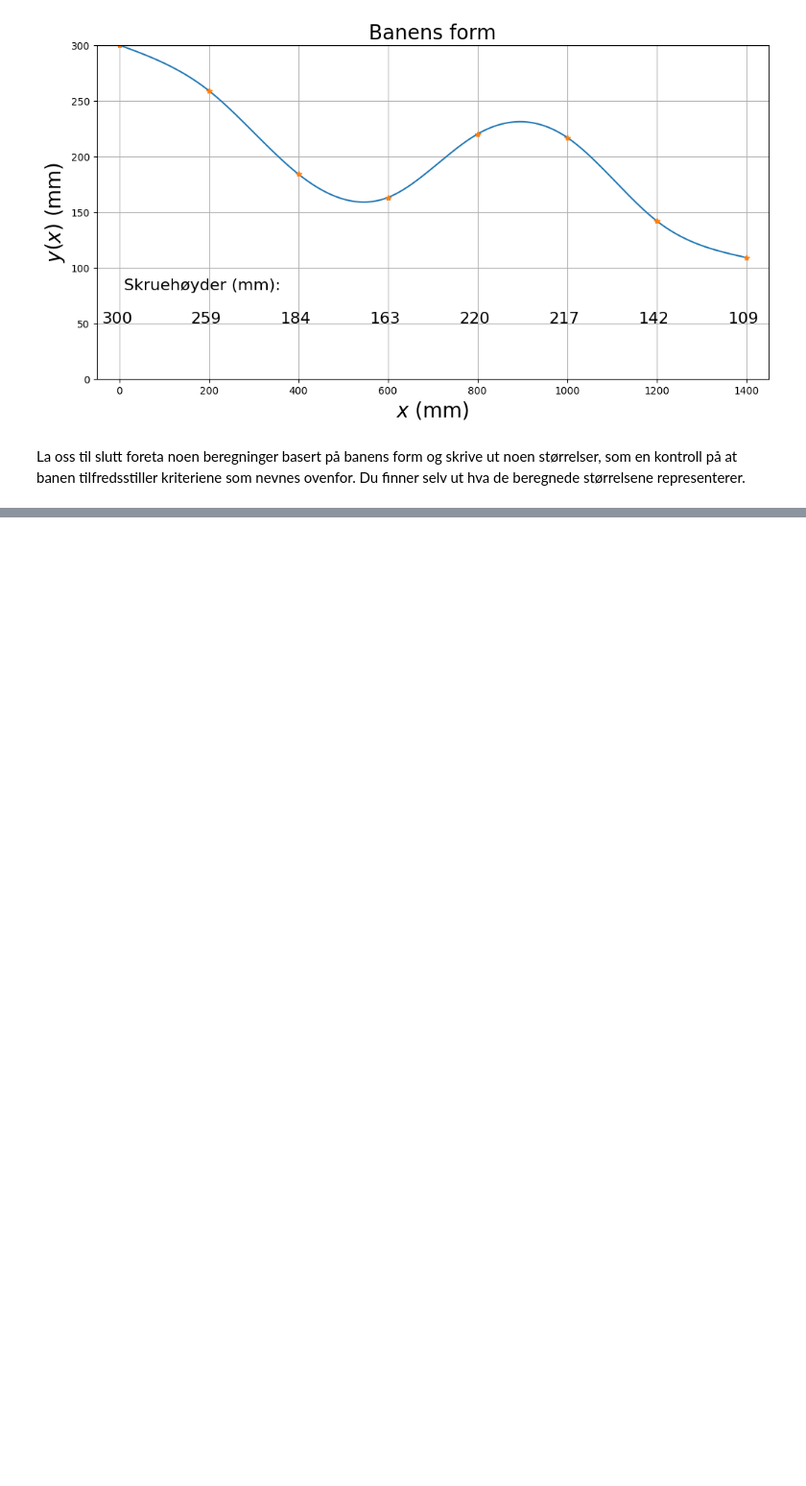
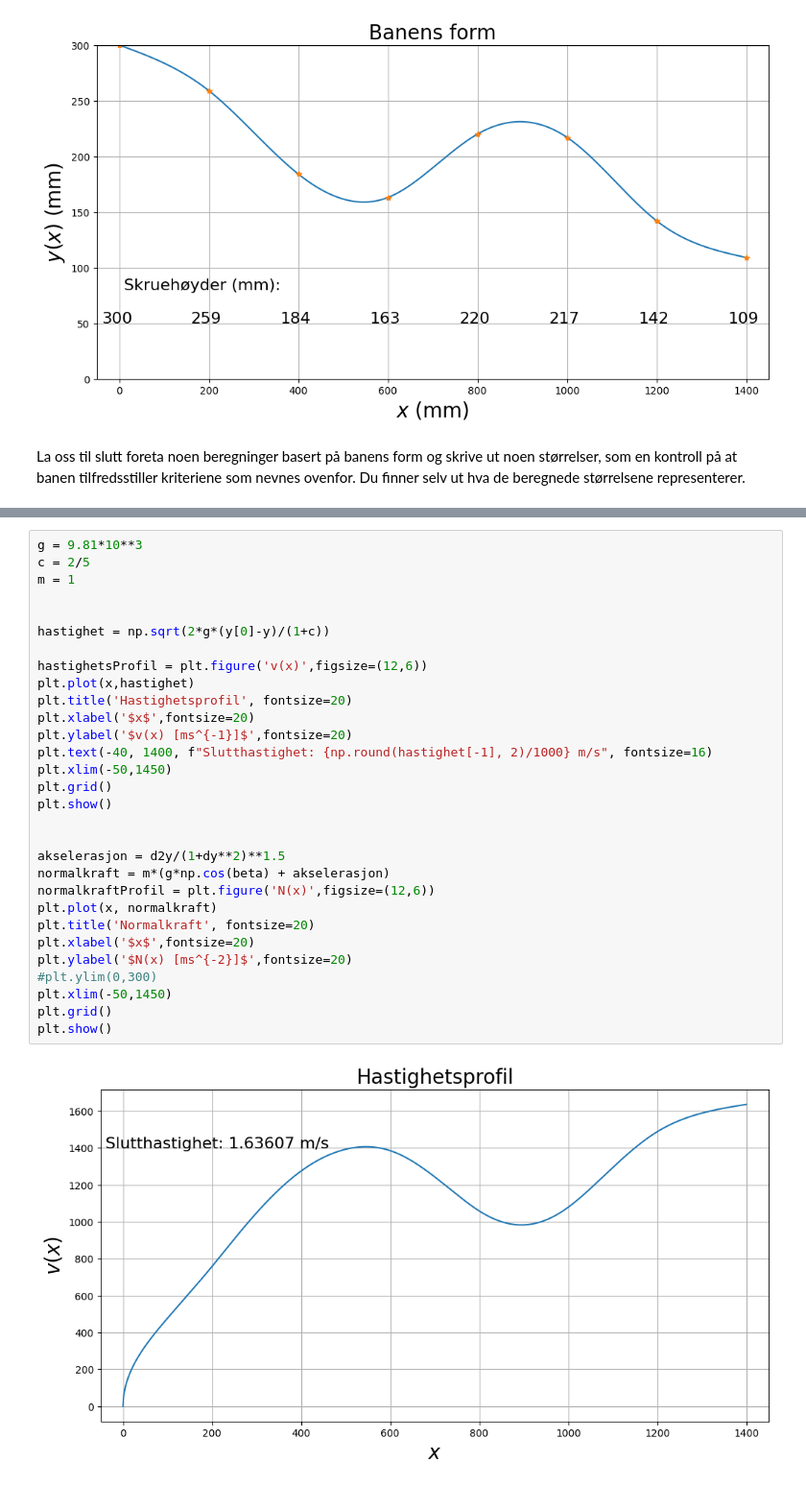
Before and after one commit to Lorangs/FysikkLab, a Jupyter notebook: baneform_V23.ipynb, the cells around one changed output, grey strips where cells are left out. Shown: that part at 96% size. Cells and saved outputs as stored; diff of their text form; blank space fills up the shorter version.

Commit message:
La til hastighet og normalkraft

```diff
--- a/baneform_V23.ipynb
+++ b/baneform_V23.ipynb
@@ -127,0 +128,32 @@ Festepunkthøyder (mm): [300. 259. 184. 163. 220. 217. 142. 109.]
+# %%
+g = 9.81*10**3
+c = 2/5
+m = 1
+
+
+hastighet = np.sqrt(2*g*(y[0]-y)/(1+c))
+
+hastighetsProfil = plt.figure('v(x)',figsize=(12,6))
+plt.plot(x,hastighet)
+plt.title('Hastighetsprofil', fontsize=20)
+plt.xlabel('$x$',fontsize=20)
+plt.ylabel('$v(x) [ms^{-1}]$',fontsize=20)
+plt.text(-40, 1400, f"Slutthastighet: {np.round(hastighet[-1], 2)/1000} m/s", fontsize=16)
+plt.xlim(-50,1450)
+plt.grid()
+plt.show()
+
+
+akselerasjon = d2y/(1+dy**2)**1.5
+normalkraft = m*(g*np.cos(beta) + akselerasjon)
+normalkraftProfil = plt.figure('N(x)',figsize=(12,6))
+plt.plot(x, normalkraft)
+plt.title('Normalkraft', fontsize=20)
+plt.xlabel('$x$',fontsize=20)
+plt.ylabel('$N(x) [ms^{-2}]$',fontsize=20)
+#plt.ylim(0,300)
+plt.xlim(-50,1450)
+plt.grid()
+plt.show()
+# %% [output]
+[figure, added]
```
Also changed, not shown: parts of 2 cells of this notebook.
